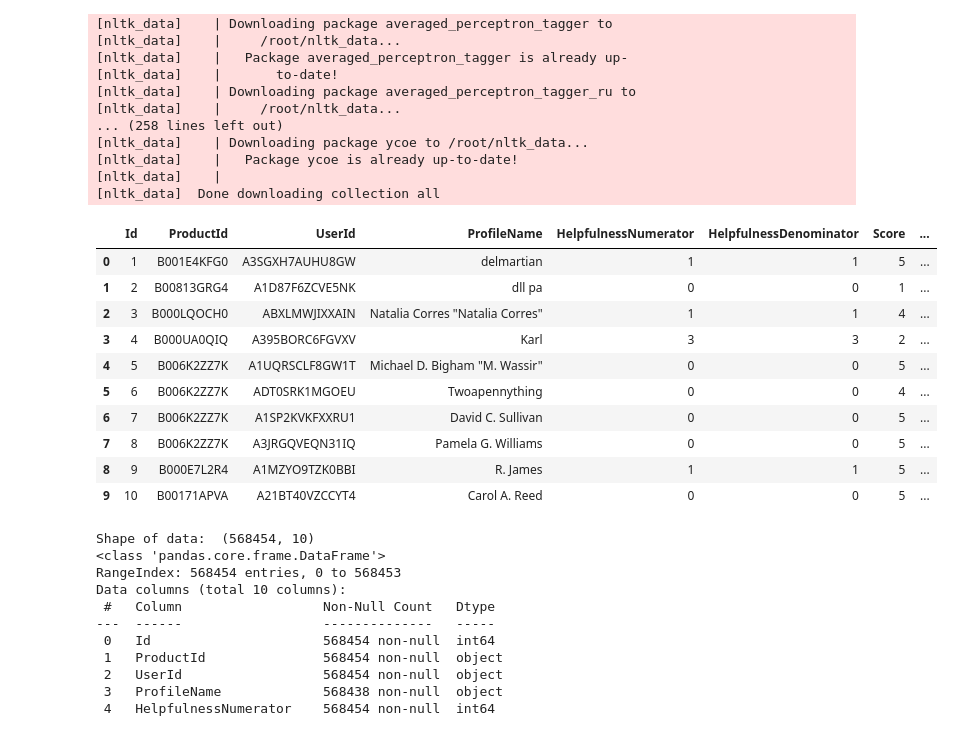
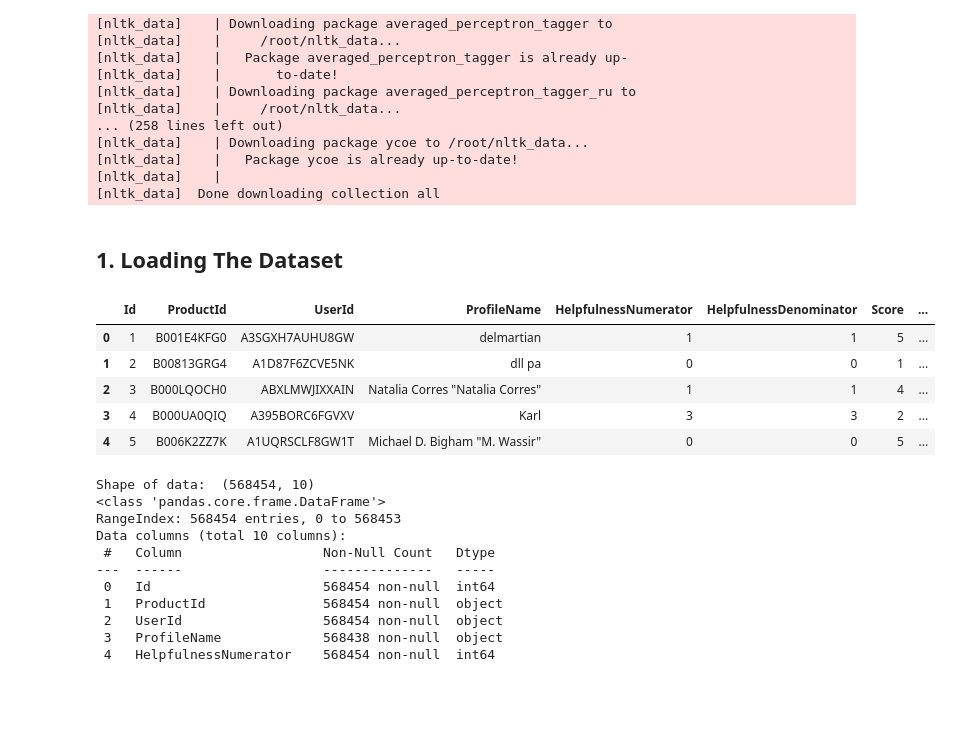
Before and after one commit to aadi1011/NLP-Food-Reviews, a Jupyter notebook: FoodReviews.ipynb, the cells around one changed output. Cells and saved outputs as stored; diff of their text form; code cells hidden in the pictures; blank space fills up the shorter version.

```diff
--- a/FoodReviews.ipynb
+++ b/FoodReviews.ipynb
@@ -34,22 +35,18 @@ warnings.filterwarnings('ignore')
 [nltk_data]    |   Package ycoe is already up-to-date!
 [nltk_data]    |
 [nltk_data]  Done downloading collection all
+# %% [markdown]
+## 1. Loading The Dataset
 # %%
-# load the data
 data = pd.read_csv("/content/drive/MyDrive/NLP Datasets/Reviews.csv")
-data.head(10)
+data.head(5)
 # %% [output]
 |  | Id | ProductId | UserId | ProfileName | HelpfulnessNumerator | HelpfulnessDenominator | Score | ... |
 | 0 | 1 | B001E4KFG0 | A3SGXH7AUHU8GW | delmartian | 1 | 1 | 5 | ... |
 | 1 | 2 | B00813GRG4 | A1D87F6ZCVE5NK | dll pa | 0 | 0 | 1 | ... |
 | 2 | 3 | B000LQOCH0 | ABXLMWJIXXAIN | Natalia Corres "Natalia Corres" | 1 | 1 | 4 | ... |
 | 3 | 4 | B000UA0QIQ | A395BORC6FGVXV | Karl | 3 | 3 | 2 | ... |
 | 4 | 5 | B006K2ZZ7K | A1UQRSCLF8GW1T | Michael D. Bigham "M. Wassir" | 0 | 0 | 5 | ... |
-| 5 | 6 | B006K2ZZ7K | ADT0SRK1MGOEU | Twoapennything | 0 | 0 | 4 | ... |
-| 6 | 7 | B006K2ZZ7K | A1SP2KVKFXXRU1 | David C. Sullivan | 0 | 0 | 5 | ... |
-| 7 | 8 | B006K2ZZ7K | A3JRGQVEQN31IQ | Pamela G. Williams | 0 | 0 | 5 | ... |
-| 8 | 9 | B000E7L2R4 | A1MZYO9TZK0BBI | R. James | 1 | 1 | 5 | ... |
-| 9 | 10 | B00171APVA | A21BT40VZCCYT4 | Carol A. Reed | 0 | 0 | 5 | ... |
 # %%
 print("Shape of data: ",data.shape)
 data.info()
```
Also changed, not shown: parts of 42 cells of this notebook.
